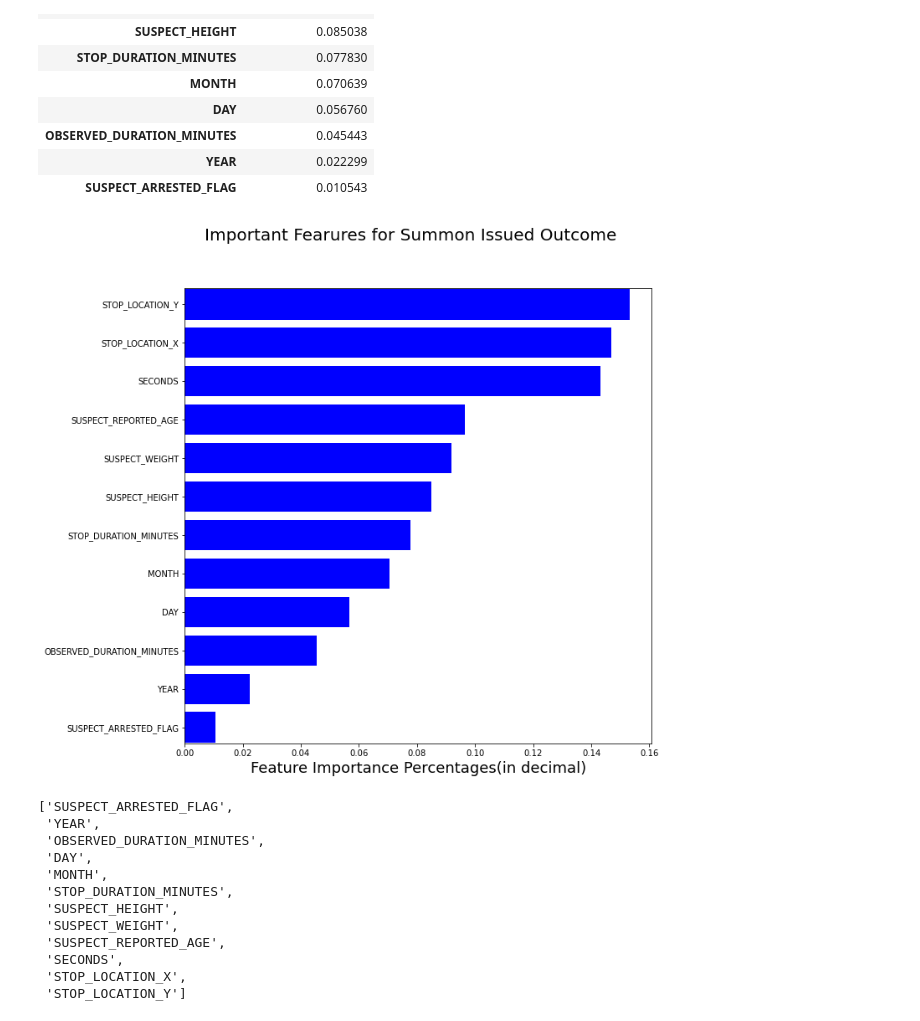
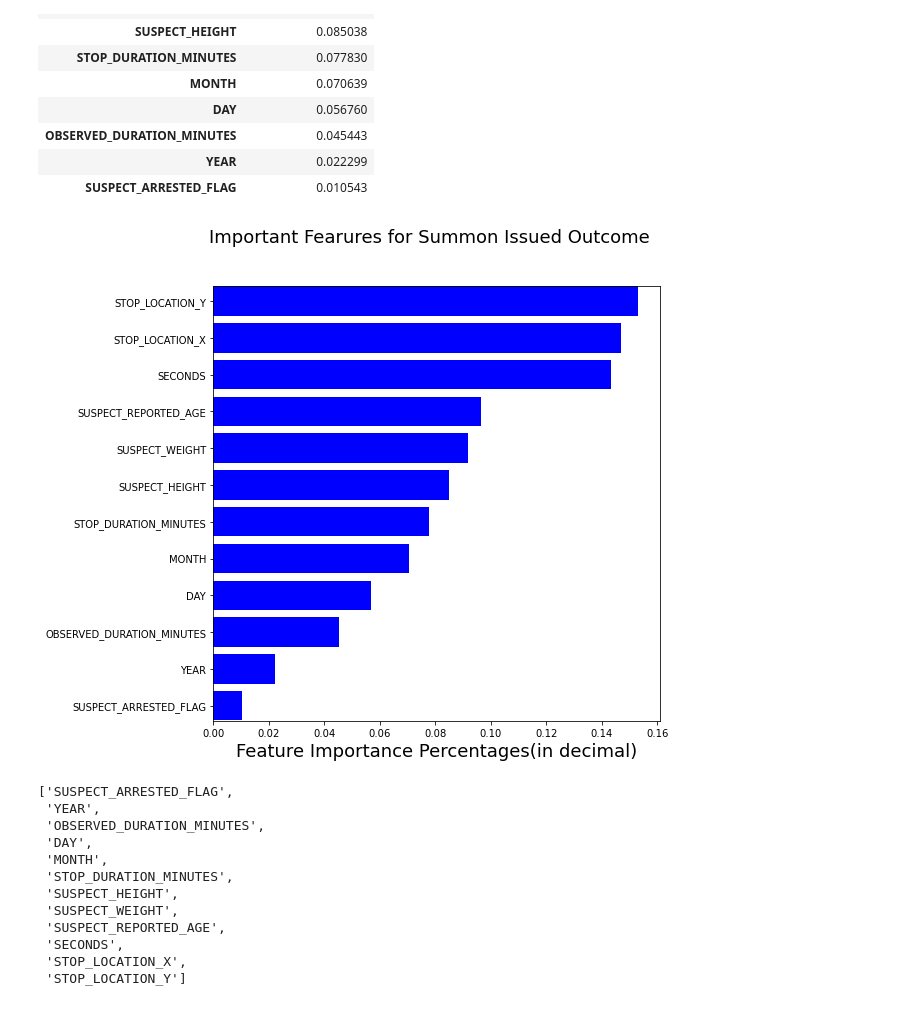
Before and after one commit to uzmabb182/data-detection-using-machine-learning, a Jupyter notebook: static/data_processing/sfq_summon_reduced_feartures.ipynb, the cells around one changed output. Drawn from its saved outputs; the diff is of its cells as text; code cells hidden in the pictures.

```diff
--- a/static/data_processing/sfq_summon_reduced_feartures.ipynb
+++ b/static/data_processing/sfq_summon_reduced_feartures.ipynb
@@ -1368,21 +1368,21 @@ df_feature_importance
 # %%
 features = sorted(zip(X_merge.columns, clf.feature_importances_), key = lambda x: x[1])
 cols = [f[0] for f in features]
 width = [f[1] for f in features]
 
 fig, ax = plt.subplots()
 
-fig.suptitle('Important Fearures for Summon Issued Outcome', fontsize=20)
+fig.suptitle('Important Fearures for Summon Issued Outcome', fontsize=18)
 plt.xlabel('Feature Importance Percentages(in decimal)', fontsize=18)
 
-fig.set_size_inches(10,10)
+fig.set_size_inches(8,8)
 plt.margins(y=0.001)
 
 ax.barh(y=cols, width=width, color='b')
 plt.savefig('../images/reduced_features.PNG')
 plt.show()
 # %% [output]
-[figure, old version]
+[figure, new version]
 # %%
 cols
 # %% [output]
```
Also changed, not shown: 5 other files.
